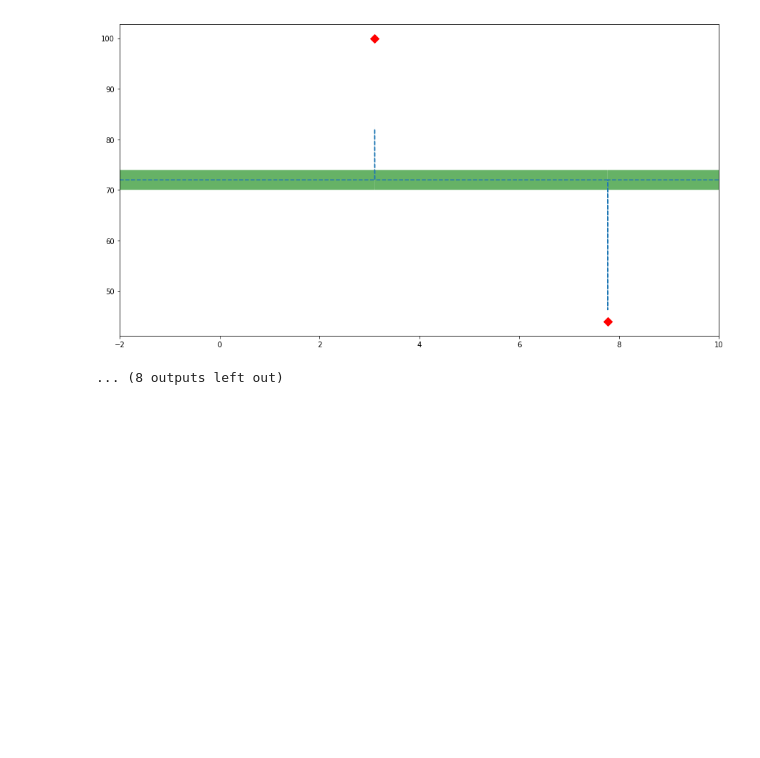
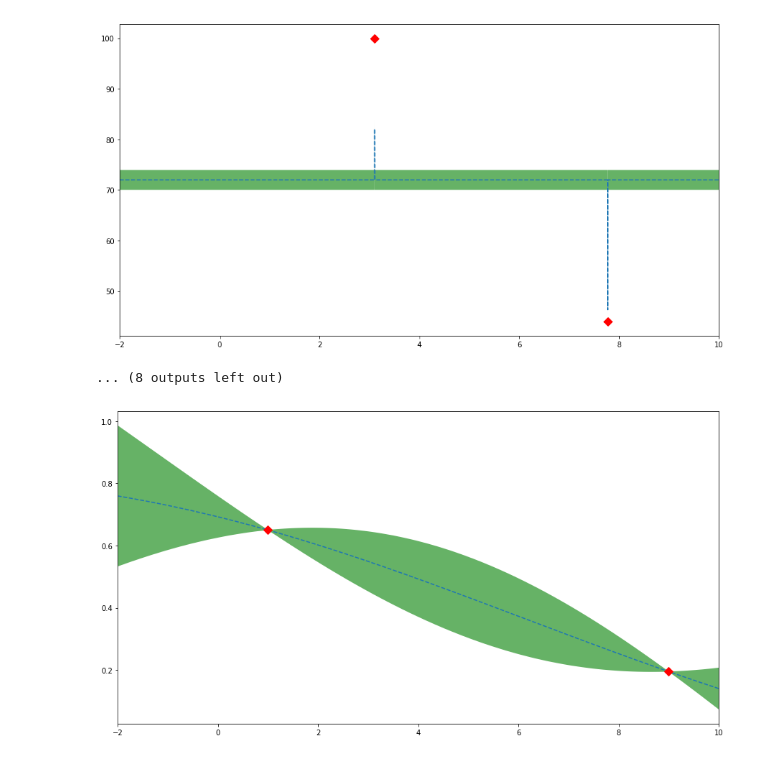
Before and after one commit to macintoshpie/testParsl, a Jupyter notebook: optTesting/GPTests.ipynb, the cells around one changed output. Cells and saved outputs as stored; diff of their text form; code cells hidden in the pictures; blank space fills up the shorter version.

```diff
--- a/optTesting/GPTests.ipynb
+++ b/optTesting/GPTests.ipynb
@@ -355,3 +390,24 @@ Plot with points of difference: 45.0
 Plot with points of difference: 56.0
 [figure]
 ... (8 outputs left out)
+# %%
+# Testing moving around the values that "worked" from the docs
+# it appears that everything is fine and dandy until the difference between two consecutive points is > ~0.45
+x_obs = np.array([1, 9]).reshape(-1, 1)
+
+y_vals = np.array([0.5, .04478])
+y_vals = y_vals + 0.15
+targs = y_vals.reshape(-1, 1)
+
+bo_gp = GaussianProcessRegressor(
+    kernel=Matern(nu=2.5),
+    alpha=1e-6,
+    normalize_y=False,
+    n_restarts_optimizer=25,
+    random_state=bayes_opt.util.ensure_rng(27),
+)
+
+xrange = np.linspace(-2, 10, 10000).reshape(-1, 1)
+fitAndPlot(bo_gp, x_obs, targs, xrange)
+# %% [output]
+[figure, added]
```
Also changed, not shown: parts of 25 cells of this notebook, 3 other files.
